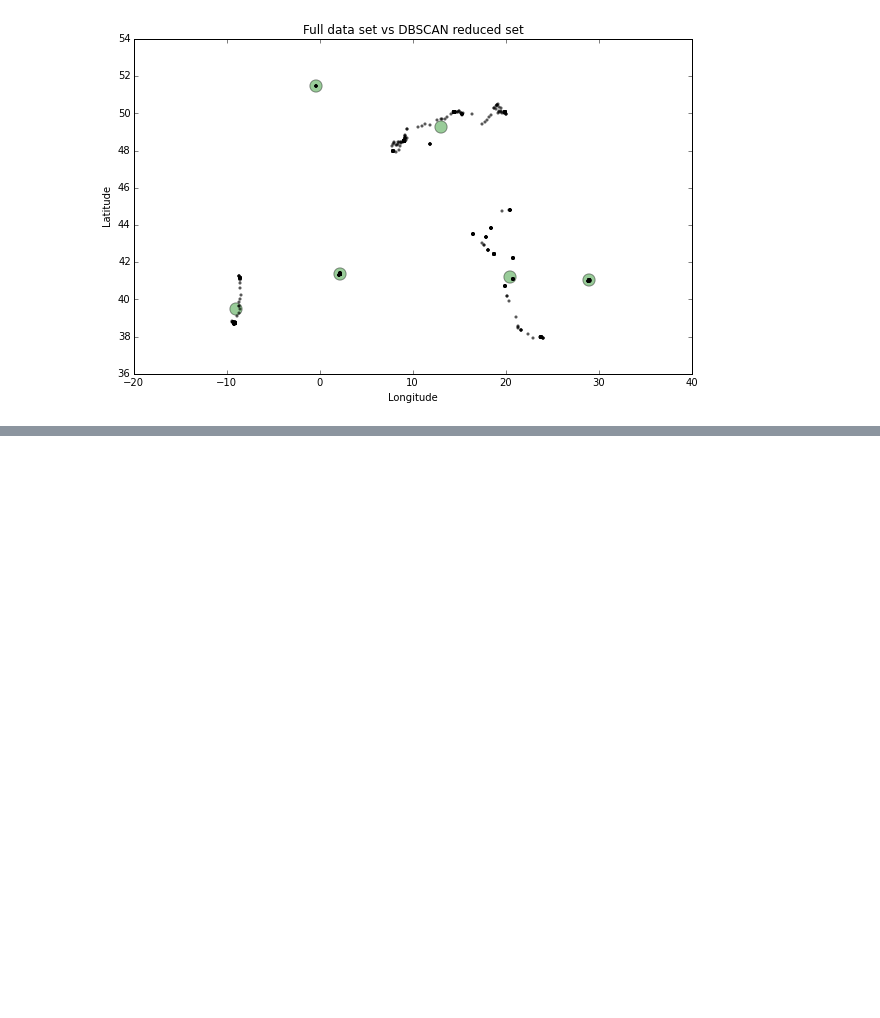
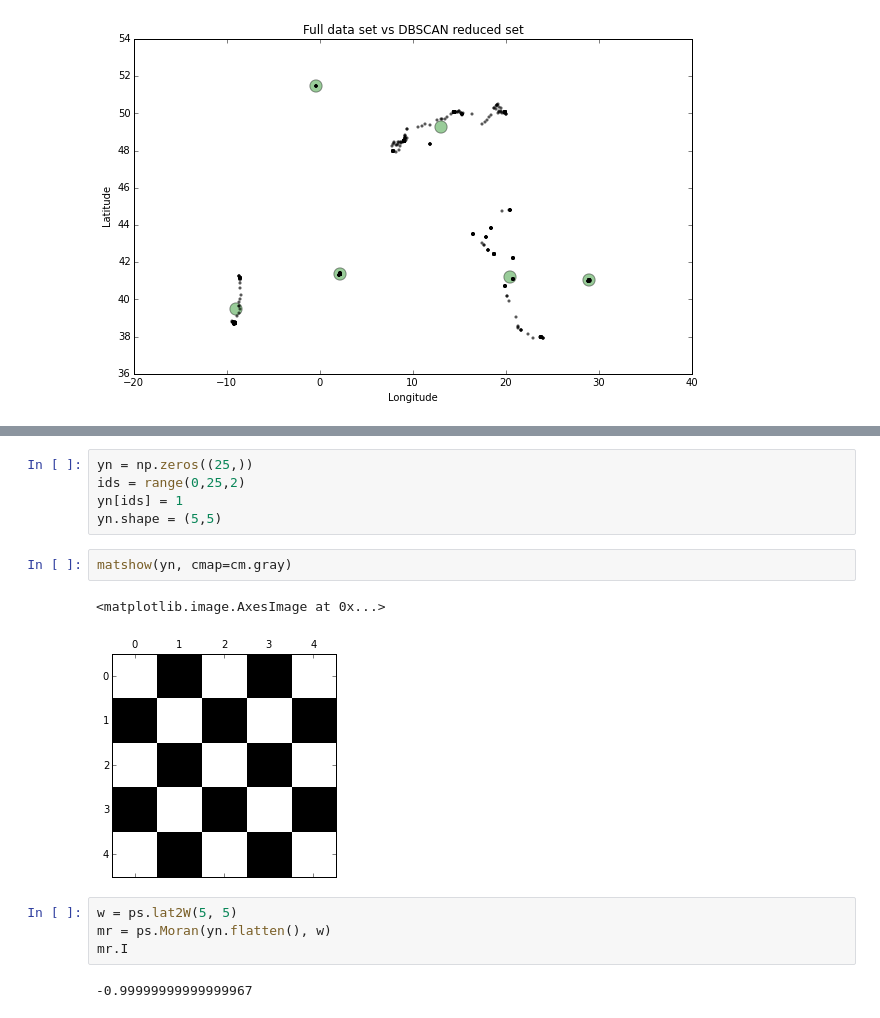
Before and after one commit to bcc2xp/geomining, a Jupyter notebook: 20151016_Tutorial.ipynb, the cells around one changed output, grey strips where cells are left out. Drawn from its saved outputs; the diff is of its cells as text; blank space fills up the shorter version.

```diff
--- a/20151016_Tutorial.ipynb
+++ b/20151016_Tutorial.ipynb
@@ -142,0 +169,16 @@ plt.show()
+# %%
+yn = np.zeros((25,))
+ids = range(0,25,2)
+yn[ids] = 1
+yn.shape = (5,5)
+# %%
+matshow(yn, cmap=cm.gray)
+# %% [output]
+<matplotlib.image.AxesImage at 0x...>
+[figure, added]
+# %%
+w = ps.lat2W(5, 5)
+mr = ps.Moran(yn.flatten(), w)
+mr.I
+# %% [output]
+-0.99999999999999967
```
Also changed, not shown: parts of 7 cells of this notebook, 1 other file.
